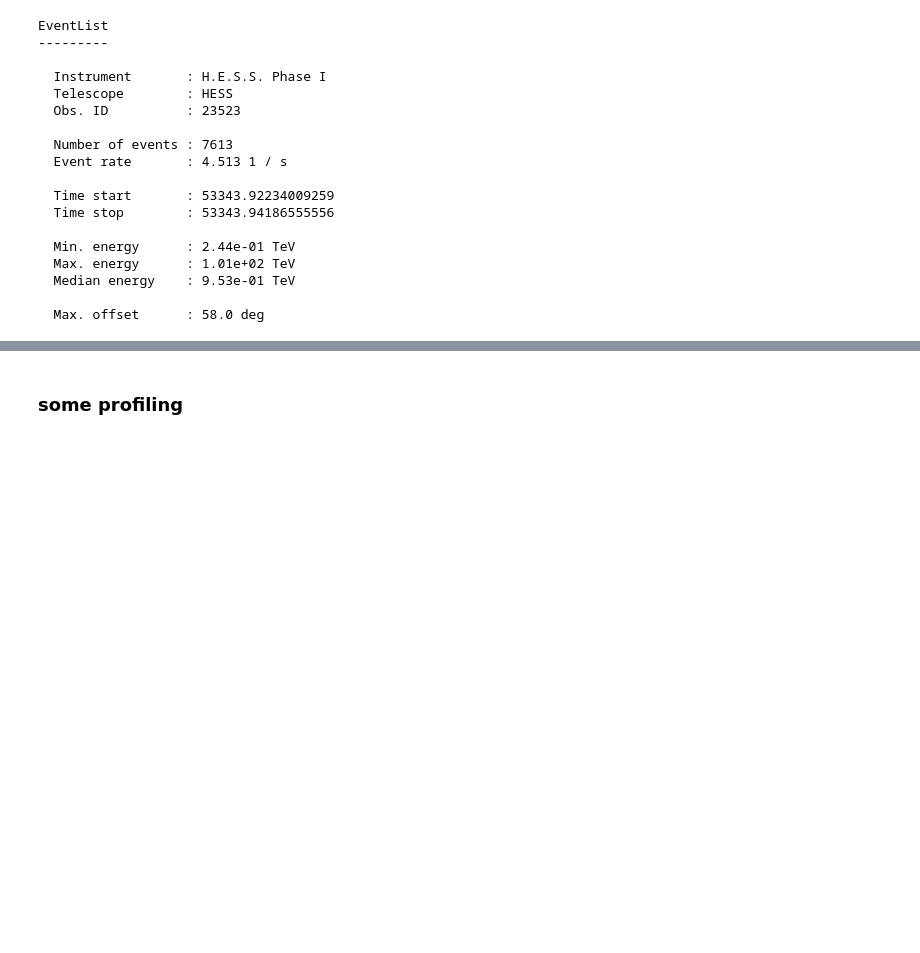
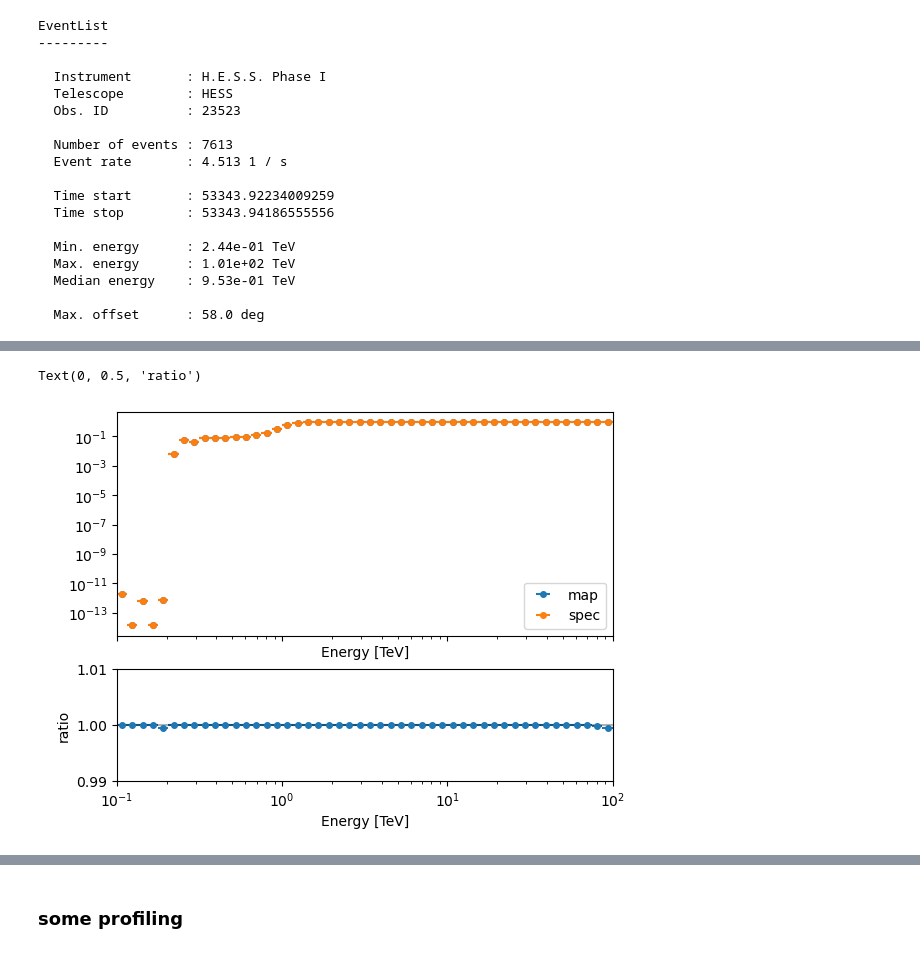
Before and after one commit to gammapy/gammapy-unbinned-analysis, a Jupyter notebook: Tims_UnbinnedDataset/UnbinnedEvaluator.ipynb, the cells around one changed output, grey strips where cells are left out. Cells and saved outputs as stored; diff of their text form; code cells hidden in the pictures; blank space fills up the shorter version.

```diff
--- a/Tims_UnbinnedDataset/UnbinnedEvaluator.ipynb
+++ b/Tims_UnbinnedDataset/UnbinnedEvaluator.ipynb
@@ -556,0 +606,19 @@ Wall time: 35.9 ms
+# %%
+acc1 = test.acceptance.get_spectrum(region)
+acc2 = acc1.copy()
+acc2.data = test2.acceptance.value
+
+fig, (ax1, ax2) = plt.subplots(2,1, sharex=True, height_ratios=(2,1))
+acc1.plot(ax=ax1, label='map')
+acc2.plot(ax=ax1, label='spec')
+ax1.legend()
+
+ratio_acc= acc2/acc1
+ratio_acc.plot(ax=ax2)
+ax2.set_yscale('linear')
+ax2.set_ylim(0.99, 1.01)
+ax2.axhline(1, c='k', alpha=0.3)
+ax2.set_ylabel('ratio')
+# %% [output]
+Text(0, 0.5, 'ratio')
+[figure, added]
```
Also changed, not shown: parts of 27 cells of this notebook, 3 other files.
